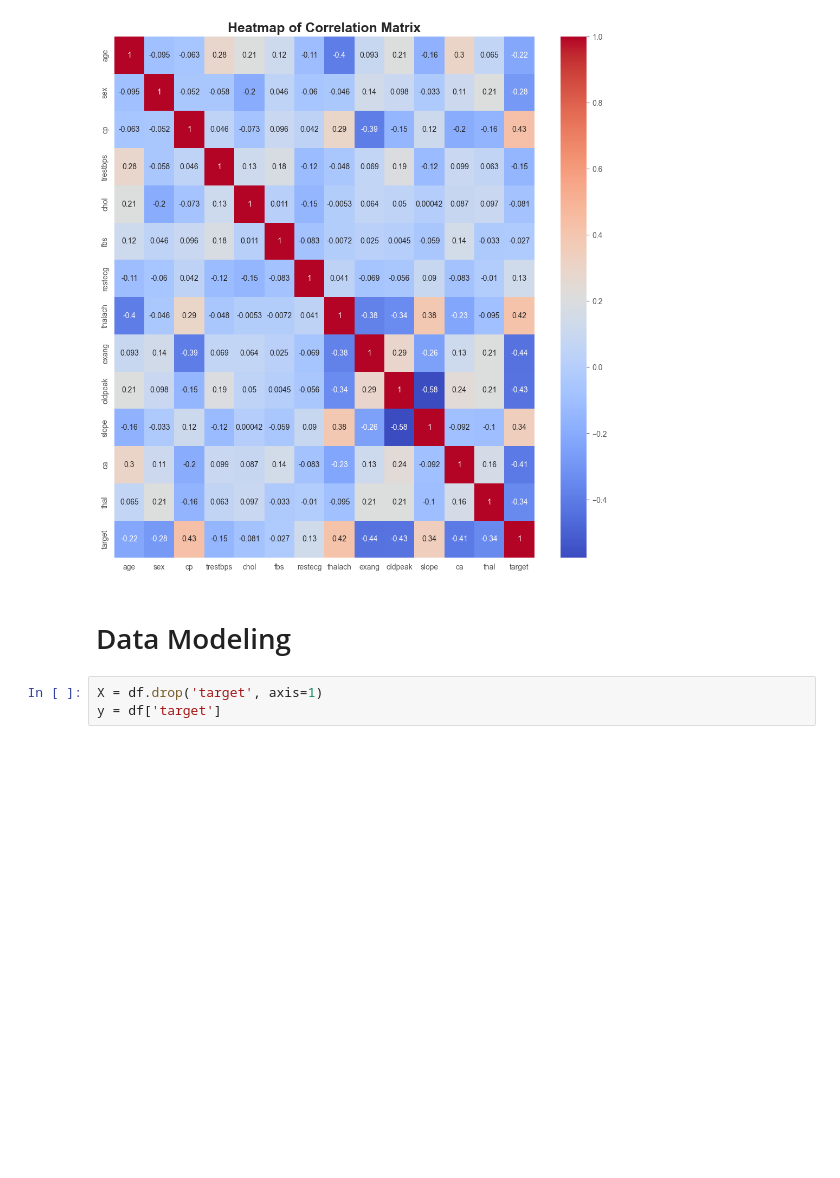
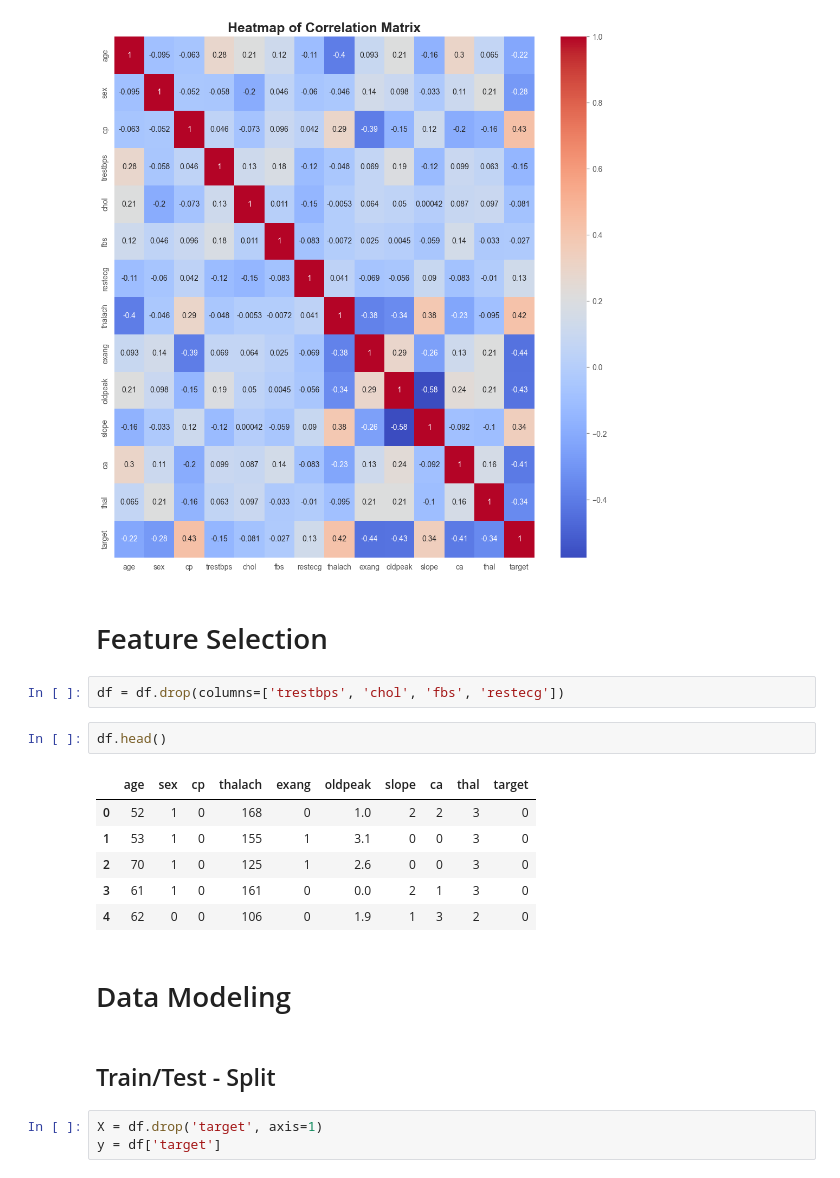
Before and after one commit to Nazgul773/heart_disease_detection, a Jupyter notebook: heart_disease_detection.ipynb, the cells around one changed output. Drawn from its saved outputs; the diff is of its cells as text; blank space fills up the shorter version.

Commit message:
feature selection, hyperparameter tuning, project description through ReadMe.md

```diff
--- a/heart_disease_detection.ipynb
+++ b/heart_disease_detection.ipynb
@@ -204,8 +221,23 @@ plt.savefig("media/correlation_matrix.png")
 plt.show()
 # %% [output]
 [figure]
+# %% [markdown]
+# Feature Selection
+# %%
+df = df.drop(columns=['trestbps', 'chol', 'fbs', 'restecg'])
+# %%
+df.head()
+# %% [output]
+|  | age | sex | cp | thalach | exang | oldpeak | slope | ca | thal | target |
+| 0 | 52 | 1 | 0 | 168 | 0 | 1.0 | 2 | 2 | 3 | 0 |
+| 1 | 53 | 1 | 0 | 155 | 1 | 3.1 | 0 | 0 | 3 | 0 |
+| 2 | 70 | 1 | 0 | 125 | 1 | 2.6 | 0 | 0 | 3 | 0 |
+| 3 | 61 | 1 | 0 | 161 | 0 | 0.0 | 2 | 1 | 3 | 0 |
+| 4 | 62 | 0 | 0 | 106 | 0 | 1.9 | 1 | 3 | 2 | 0 |
 # %% [markdown]
 # Data Modeling
+# %% [markdown]
+## Train/Test - Split
 # %%
 X = df.drop('target', axis=1)
 y = df['target']
```
Also changed, not shown: parts of 10 cells of this notebook, 3 other files.
